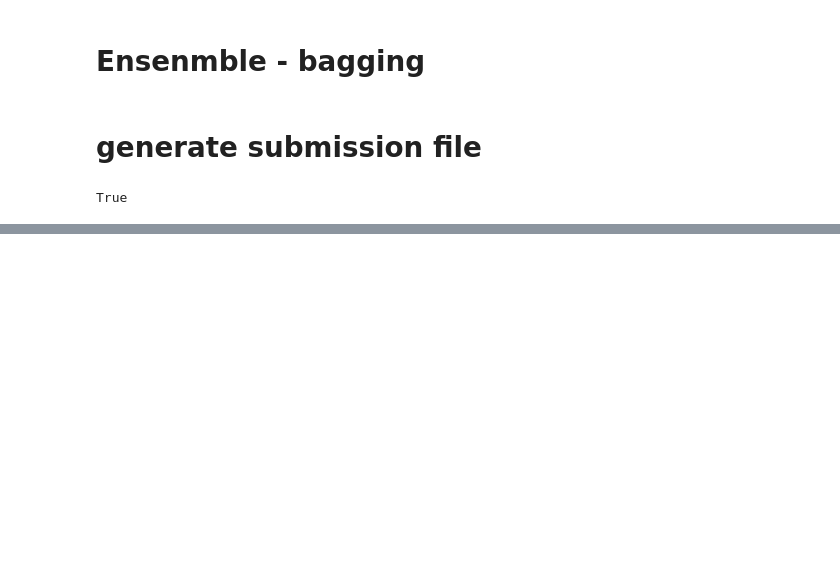
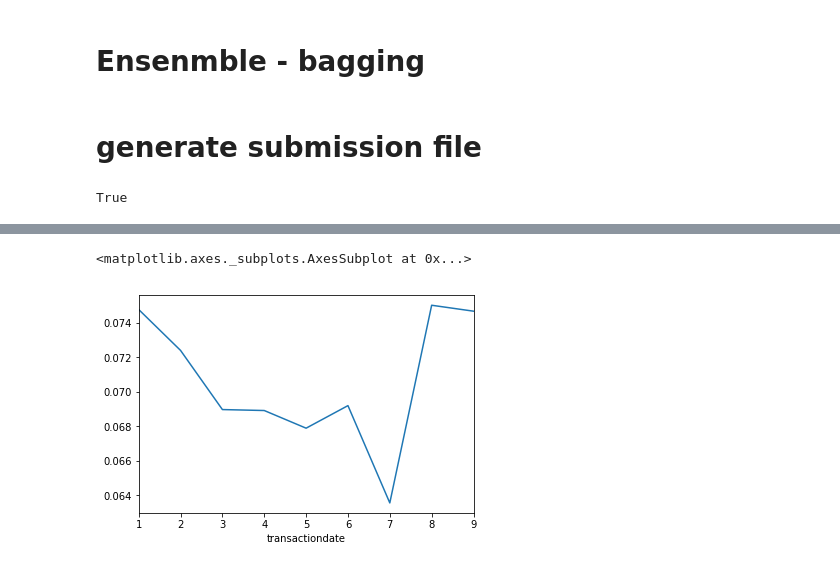
Before and after one commit to xmound/Competitions, a Jupyter notebook: zillow/notebooks/3rd_iteration_ensemble_model.ipynb, the cells around one changed output, grey strips where cells are left out. Cells and saved outputs as stored; diff of their text form; code cells hidden in the pictures; blank space fills up the shorter version.

```diff
--- a/zillow/notebooks/3rd_iteration_ensemble_model.ipynb
+++ b/zillow/notebooks/3rd_iteration_ensemble_model.ipynb
@@ -252,0 +274,6 @@ df_submission.to_csv('../tmp/submission_{}.csv'.format(datetime.datetime.now().s
+# %%
+# 2017
+t.groupby(by=[t.index.month]).aggregate('mean')['abs_logerror'].plot()
+# %% [output]
+<matplotlib.axes._subplots.AxesSubplot at 0x...>
+[figure, added]
```
Also changed, not shown: parts of 6 cells of this notebook, 8 other files.
